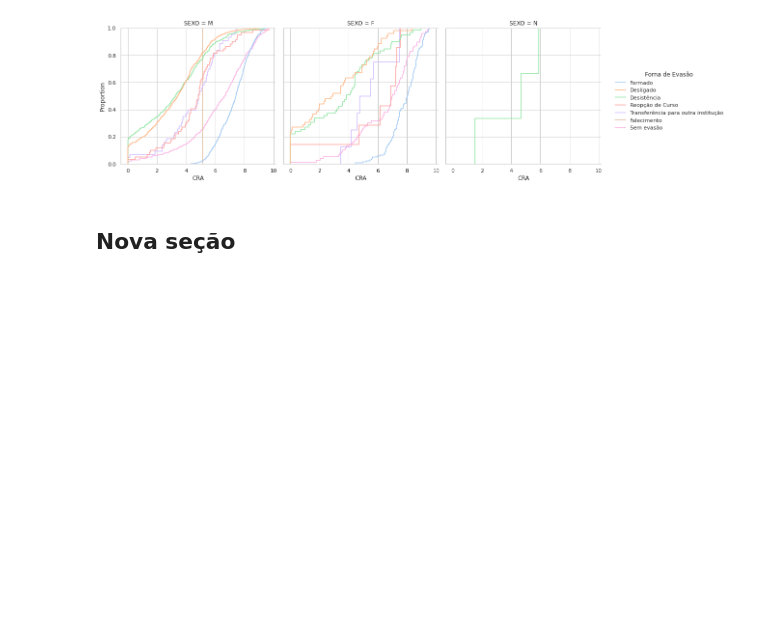
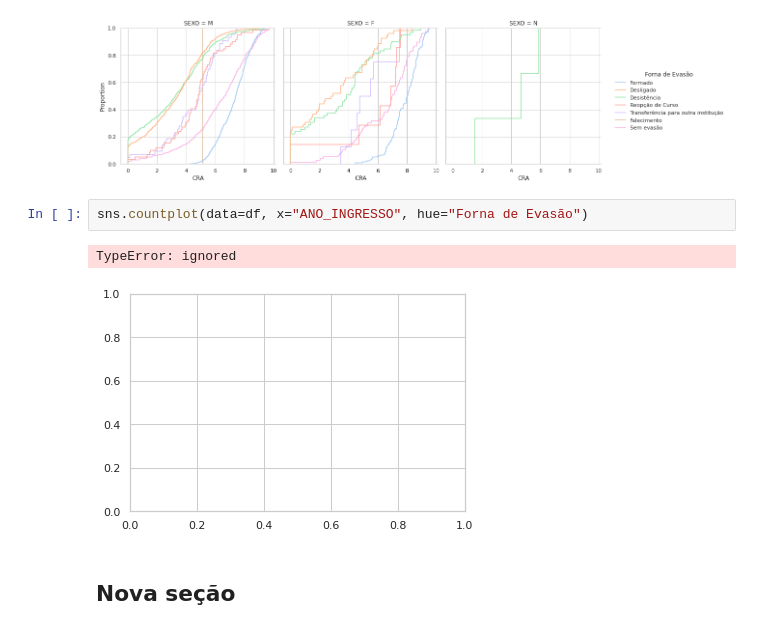
Before and after one commit to ceccoRebeca/mulherescomputacao, a Jupyter notebook: EDA_DadosProplan.ipynb, the cells around one changed output. Cells and saved outputs as stored; diff of their text form; blank space fills up the shorter version.

```diff
--- a/EDA_DadosProplan.ipynb
+++ b/EDA_DadosProplan.ipynb
@@ -103,6 +58,11 @@ sns.displot(df, x="CRA", hue="Forna de Evasão", kind="ecdf",col="SEXO")
 # %% [output]
 <seaborn.axisgrid.FacetGrid at 0x...>
 [figure]
+# %%
+sns.countplot(data=df, x="ANO_INGRESSO", hue="Forna de Evasão")
+# %% [output]
+TypeError: ignored
+[figure, added]
 # %% [markdown]
 ## Nova seção
 # %%
```
Also changed, not shown: parts of 11 cells of this notebook, 1 other file.
